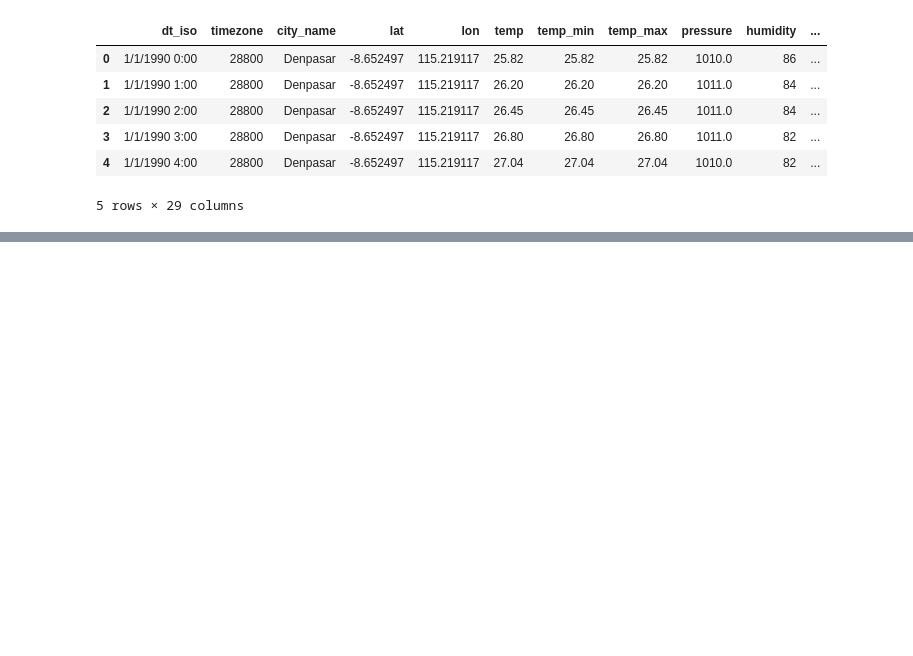
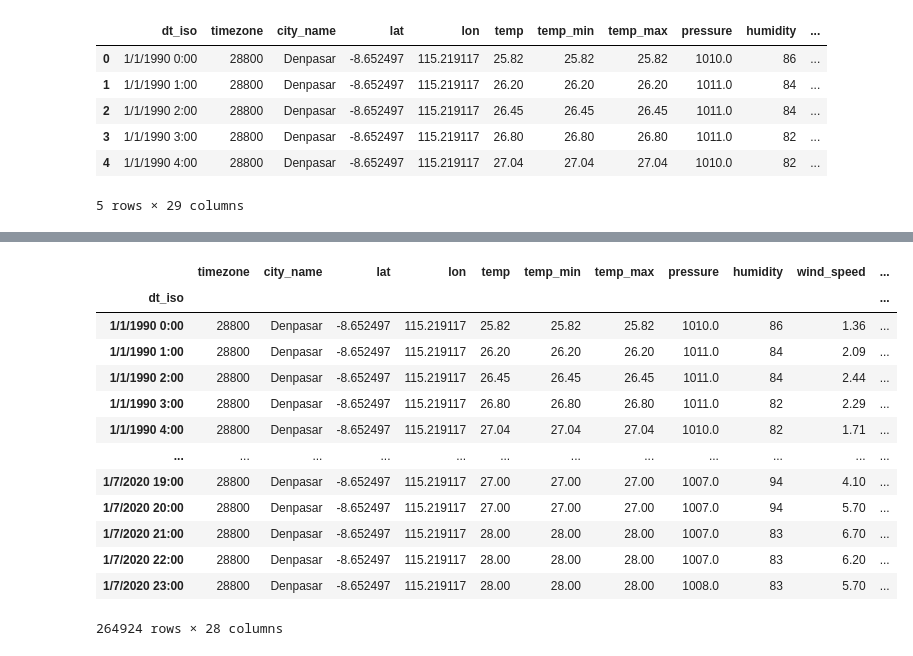
Before and after one commit to imronfilayatyds/pandai, a Jupyter notebook: trypandai.ipynb, the cells around one changed output, grey strips where cells are left out. Saved outputs shown, nothing was run; the diff lists cells and outputs as text; code cells hidden in the pictures; blank space fills up the shorter version.

```diff
--- a/trypandai.ipynb
+++ b/trypandai.ipynb
@@ -59,0 +128,19 @@ df.head()
+# %%
+df = df.set_index('dt_iso')
+# %%
+df
+# %% [output]
+|  | timezone | city_name | lat | lon | temp | temp_min | temp_max | pressure | humidity | wind_speed | ... |
+| dt_iso |  |  |  |  |  |  |  |  |  |  | ... |
+| 1/1/1990 0:00 | 28800 | Denpasar | -8.652497 | 115.219117 | 25.82 | 25.82 | 25.82 | 1010.0 | 86 | 1.36 | ... |
+| 1/1/1990 1:00 | 28800 | Denpasar | -8.652497 | 115.219117 | 26.20 | 26.20 | 26.20 | 1011.0 | 84 | 2.09 | ... |
+| 1/1/1990 2:00 | 28800 | Denpasar | -8.652497 | 115.219117 | 26.45 | 26.45 | 26.45 | 1011.0 | 84 | 2.44 | ... |
+| 1/1/1990 3:00 | 28800 | Denpasar | -8.652497 | 115.219117 | 26.80 | 26.80 | 26.80 | 1011.0 | 82 | 2.29 | ... |
+| 1/1/1990 4:00 | 28800 | Denpasar | -8.652497 | 115.219117 | 27.04 | 27.04 | 27.04 | 1010.0 | 82 | 1.71 | ... |
+| ... | ... | ... | ... | ... | ... | ... | ... | ... | ... | ... | ... |
+| 1/7/2020 19:00 | 28800 | Denpasar | -8.652497 | 115.219117 | 27.00 | 27.00 | 27.00 | 1007.0 | 94 | 4.10 | ... |
+| 1/7/2020 20:00 | 28800 | Denpasar | -8.652497 | 115.219117 | 27.00 | 27.00 | 27.00 | 1007.0 | 94 | 5.70 | ... |
+| 1/7/2020 21:00 | 28800 | Denpasar | -8.652497 | 115.219117 | 28.00 | 28.00 | 28.00 | 1007.0 | 83 | 6.70 | ... |
+| 1/7/2020 22:00 | 28800 | Denpasar | -8.652497 | 115.219117 | 28.00 | 28.00 | 28.00 | 1007.0 | 83 | 6.20 | ... |
+| 1/7/2020 23:00 | 28800 | Denpasar | -8.652497 | 115.219117 | 28.00 | 28.00 | 28.00 | 1008.0 | 83 | 5.70 | ... |
+264924 rows × 28 columns
```
Also changed, not shown: parts of 13 cells of this notebook.
